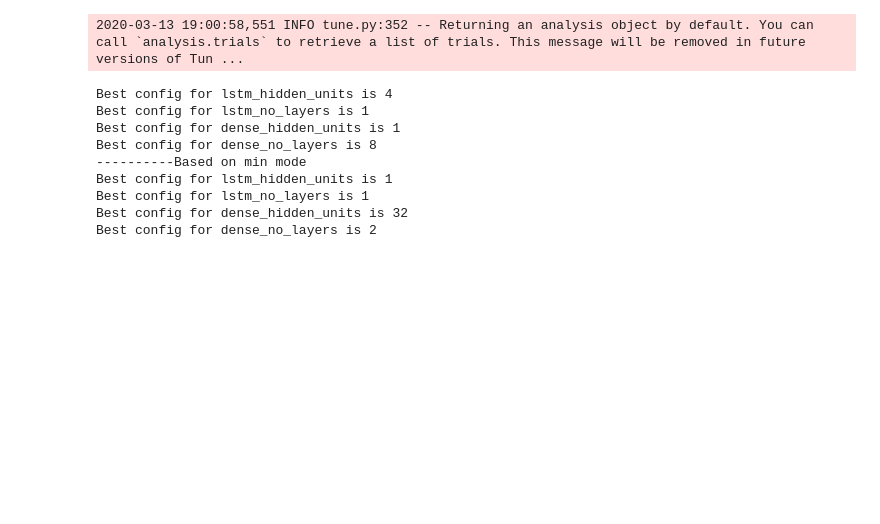
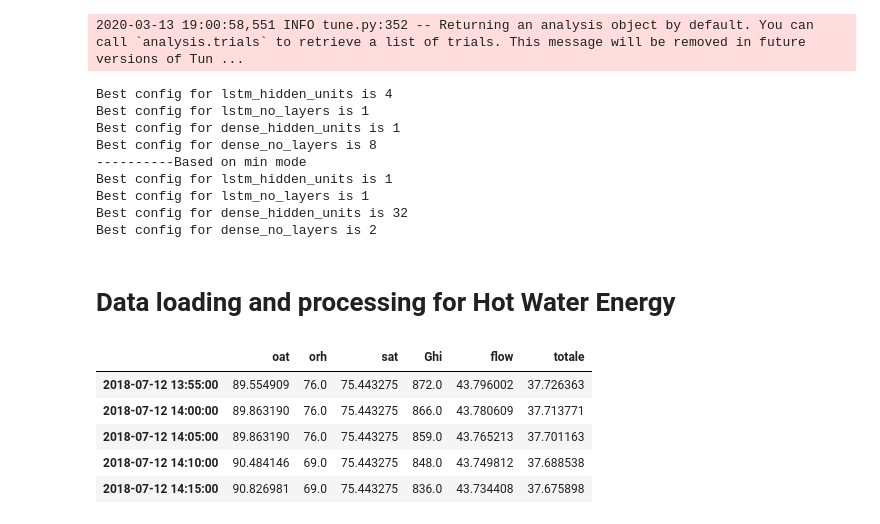
Before and after one commit to AvisekNaug/CDC2020, a Jupyter notebook: notebooks/AHU Energy Training-HPO.ipynb, the cells around one changed output. Cells and saved outputs as stored; diff of their text form; code cells hidden in the pictures; blank space fills up the shorter version.

Commit message:
adding new methods for hot water prediction

```diff
--- a/notebooks/AHU Energy Training-HPO.ipynb
+++ b/notebooks/AHU Energy Training-HPO.ipynb
@@ -266,3 +268,20 @@ ray.shutdown()
 %load_ext tensorboard
 # %%
 %tensorboard --logdir ~/ray_results/objective_function/
+# %% [markdown]
+# Data loading and processing for Hot Water Energy
+# %%
+# read the pickled file for ahu data
+dfdata = dp.readfile('../data/processed/.pkl')
+
+# return pickled df
+df = dfdata.return_df(processmethods=['file2df'])
+# %%
+df.head()
+# %% [output]
+|  | oat | orh | sat | Ghi | flow | totale |
+| 2018-07-12 13:55:00 | 89.554909 | 76.0 | 75.443275 | 872.0 | 43.796002 | 37.726363 |
+| 2018-07-12 14:00:00 | 89.863190 | 76.0 | 75.443275 | 866.0 | 43.780609 | 37.713771 |
+| 2018-07-12 14:05:00 | 89.863190 | 76.0 | 75.443275 | 859.0 | 43.765213 | 37.701163 |
+| 2018-07-12 14:10:00 | 90.484146 | 69.0 | 75.443275 | 848.0 | 43.749812 | 37.688538 |
+| 2018-07-12 14:15:00 | 90.826981 | 69.0 | 75.443275 | 836.0 | 43.734408 | 37.675898 |
```
Also changed, not shown: parts of 1 cell of this notebook.
